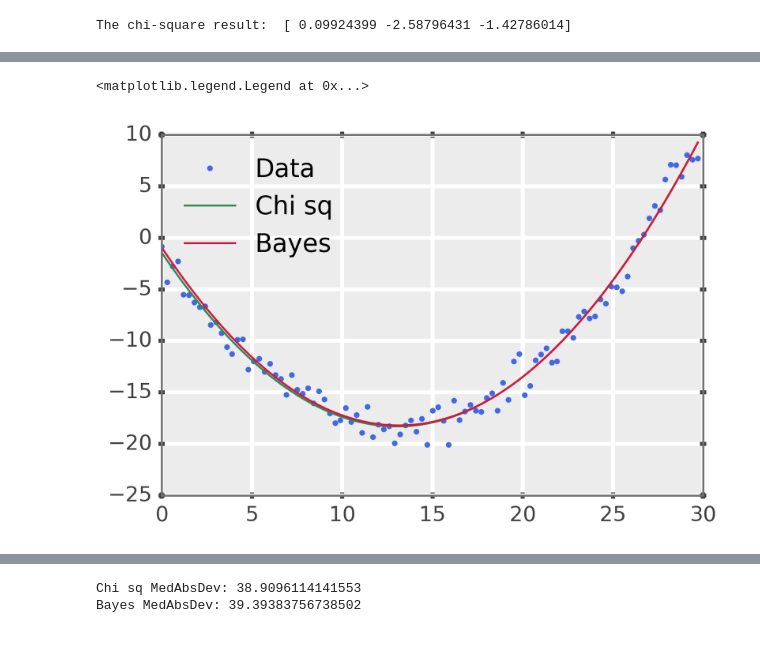
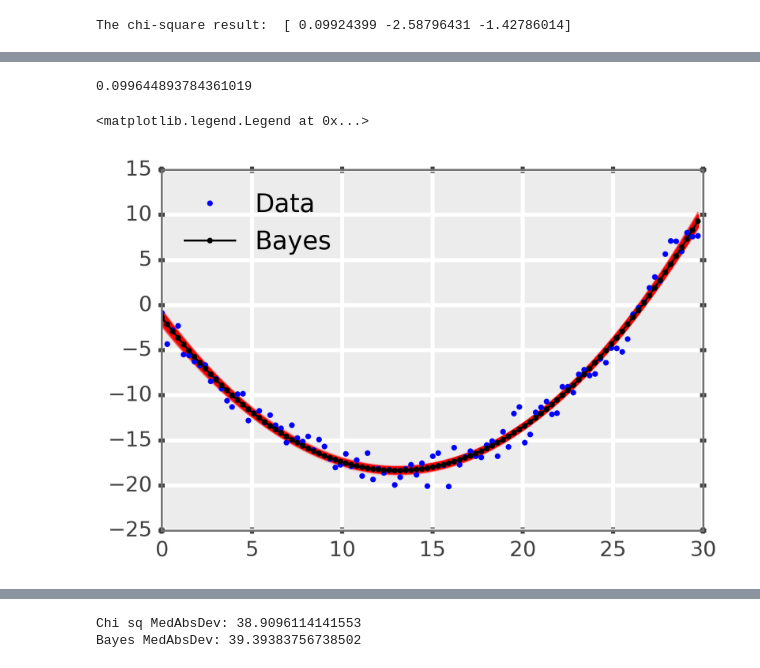
Before and after one commit to balarsen/pymc_learning, a Jupyter notebook: Learning/BayesianFit.ipynb, the cells around one changed output, grey strips where cells are left out. Saved outputs shown, nothing was run; the diff lists cells and outputs as text; code cells hidden in the pictures.

```diff
--- a/Learning/BayesianFit.ipynb
+++ b/Learning/BayesianFit.ipynb
@@ -53,8 +53,8 @@ y = pymc.Normal('y', mu=mod_quadratic, tau=1.0/sig**2, value=f, observed=True)
 
 # Now, go to command line and run the following (or alternatively put them in a file):
 
-R = pymc.MCMC({'sig':sig, 'a':a, 'b':b, 'c':c, 'y':y})    #  build the model
-R.sample(50000, 7000, thin=3)              # populate and run it
+R = pymc.MCMC((sig, a, b, c, y))    #  build the model
+R.sample(50000, 1000, thin=10, burn_till_tuned=True)              # populate and run it
 R.stats()
 pymc.Matplot.summary_plot(R)
 pymc.Matplot.plot(R)
@@ -109,10 +85,23 @@ array([ -0.82453927,  -4.3138014 ,  -2.77565275,  -2.28606476,
+# %%
+R.stats()['a']['mean']
+# %% [output]
+0.099644893784361019
 # %%
-plt.plot(x, f, '.', label='Data')
-plt.plot(x,z[0]*x**2 + z[1]*x + z[2], label='Chi sq')
-plt.plot(x, R.a.value*x**2 +
-         R.b.value*x +
-         R.c.value, label='Bayes')
+
+
+
+ind = np.random.random_integers(len(R.trace('a')[...])-1, size=1000)
+vals = np.zeros([len(x), len(ind)], dtype=float)
+for ii, trace in enumerate(ind):
+    vals[:,ii] = R.trace('a')[...][trace]*x**2 + R.trace('b')[...][trace]*x + R.trace('c')[...][trace]
+    plt.plot(x, vals[:,ii], c='r', alpha=0.1)
+
+plt.plot(x, f, '.', label='Data', c='b')
+# plt.plot(x,z[0]*x**2 + z[1]*x + z[2], label='Chi sq', c='g')
+plt.plot(x, R.stats()['a']['mean']*x**2 +
+         R.stats()['b']['mean']*x +
+         R.stats()['c']['mean'], 'k.-', label='Bayes')
 plt.legend(loc='upper left')
 # %% [output]
 <matplotlib.legend.Legend at 0x...>
-[figure, old version]
+[figure, new version]
```
Also changed, not shown: parts of 5 cells of this notebook, 6 other files.
